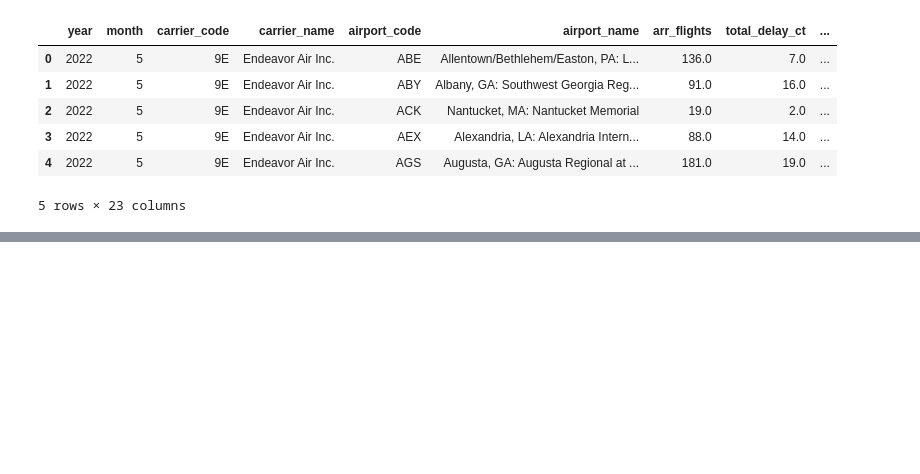
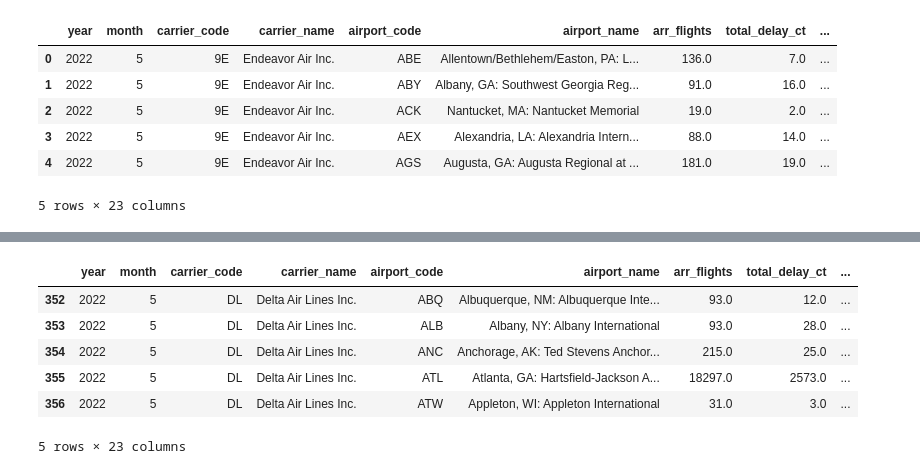
Before and after one commit to srlevine02-lab/FAU_Semester_Project, a Jupyter notebook: airline.ipynb, the cells around one changed output, grey strips where cells are left out. Drawn from its saved outputs; the diff is of its cells as text; code cells hidden in the pictures; blank space fills up the shorter version.

```diff
--- a/airline.ipynb
+++ b/airline.ipynb
@@ -165,0 +170,11 @@ df.head()
+# %%
+df_delta = df[df['carrier_name'] == 'Delta Air Lines Inc.']
+df_delta.head()
+# %% [output]
+|  | year | month | carrier_code | carrier_name | airport_code | airport_name | arr_flights | total_delay_ct | ... |
+| 352 | 2022 | 5 | DL | Delta Air Lines Inc. | ABQ | Albuquerque, NM: Albuquerque Inte... | 93.0 | 12.0 | ... |
+| 353 | 2022 | 5 | DL | Delta Air Lines Inc. | ALB | Albany, NY: Albany International | 93.0 | 28.0 | ... |
+| 354 | 2022 | 5 | DL | Delta Air Lines Inc. | ANC | Anchorage, AK: Ted Stevens Anchor... | 215.0 | 25.0 | ... |
+| 355 | 2022 | 5 | DL | Delta Air Lines Inc. | ATL | Atlanta, GA: Hartsfield-Jackson A... | 18297.0 | 2573.0 | ... |
+| 356 | 2022 | 5 | DL | Delta Air Lines Inc. | ATW | Appleton, WI: Appleton International | 31.0 | 3.0 | ... |
+5 rows × 23 columns
```
Also changed, not shown: parts of 3 cells of this notebook.
